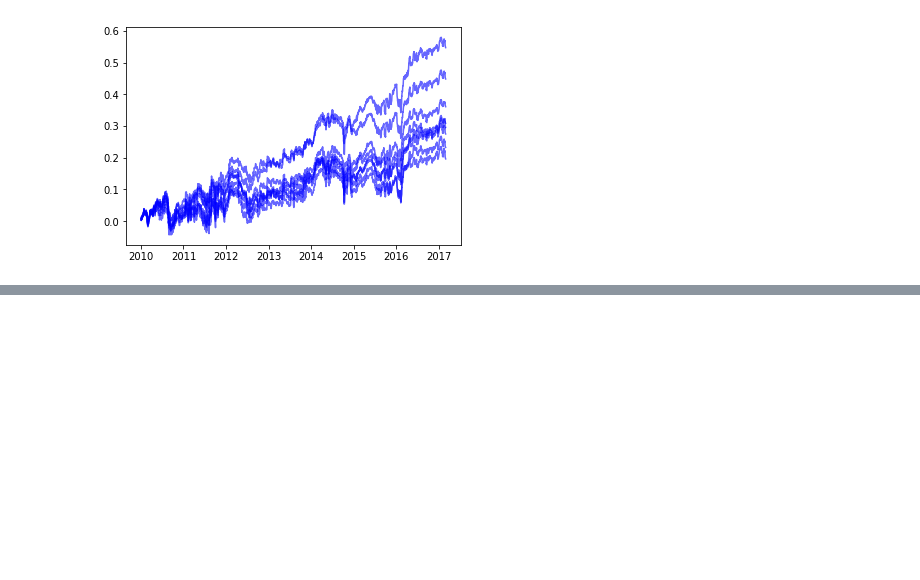
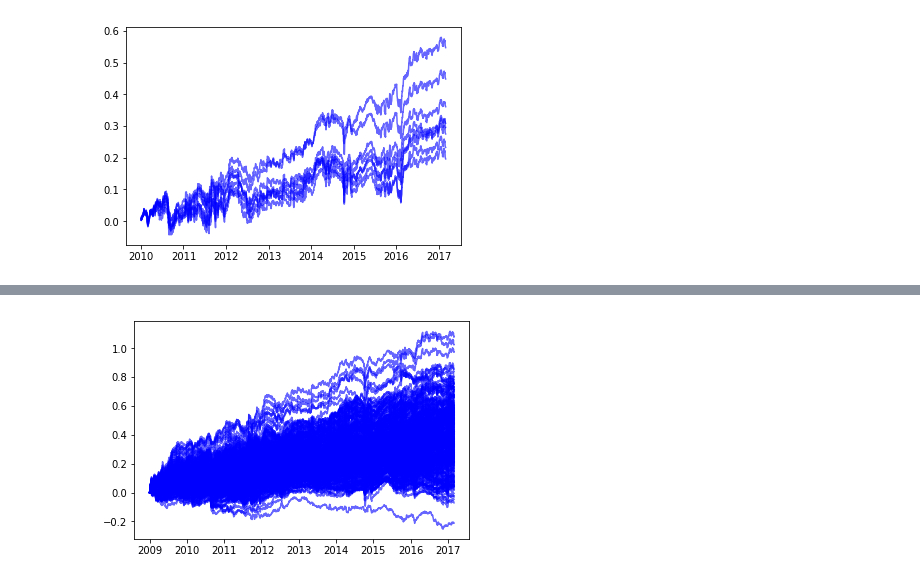
Before and after one commit to ryanoley/ram, a Jupyter notebook: research/statarb/20180827_sector45_ideation.ipynb, the cells around one changed output, grey strips where cells are left out. Drawn from its saved outputs; the diff is of its cells as text; code cells hidden in the pictures; blank space fills up the shorter version.

```diff
--- a/research/statarb/20180827_sector45_ideation.ipynb
+++ b/research/statarb/20180827_sector45_ideation.ipynb
@@ -119,0 +156,6 @@ plt.show()
+# %%
+plt.figure()
+plt.plot(run3.returns.dropna().cumsum(), 'b', alpha=0.6)
+plt.show()
+# %% [output]
+[figure, added]
```
Also changed, not shown: parts of 7 cells of this notebook, 4 other files.
